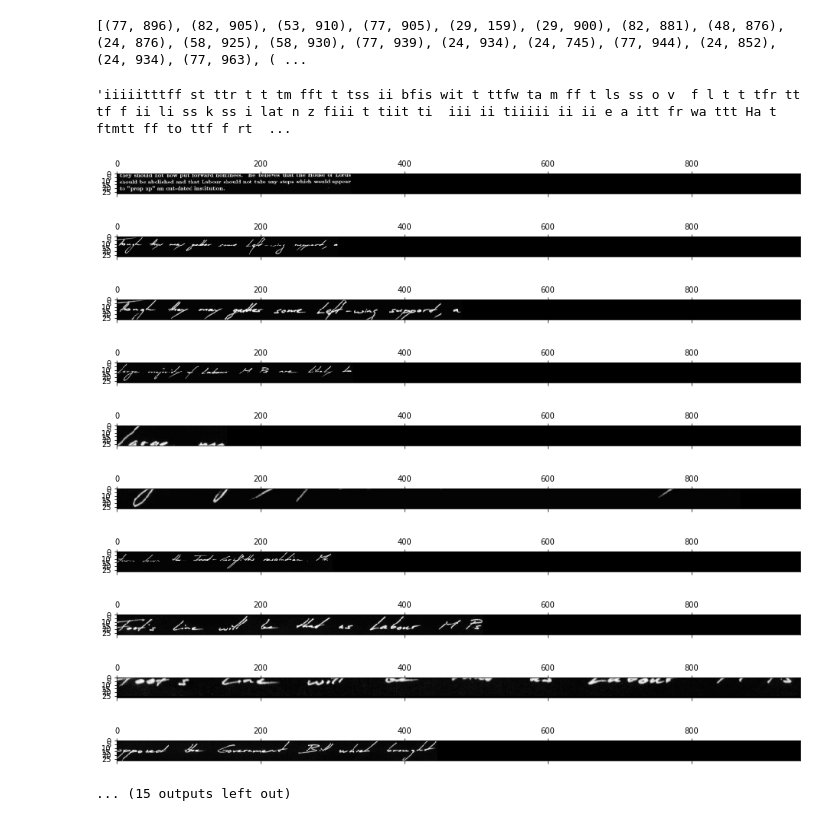
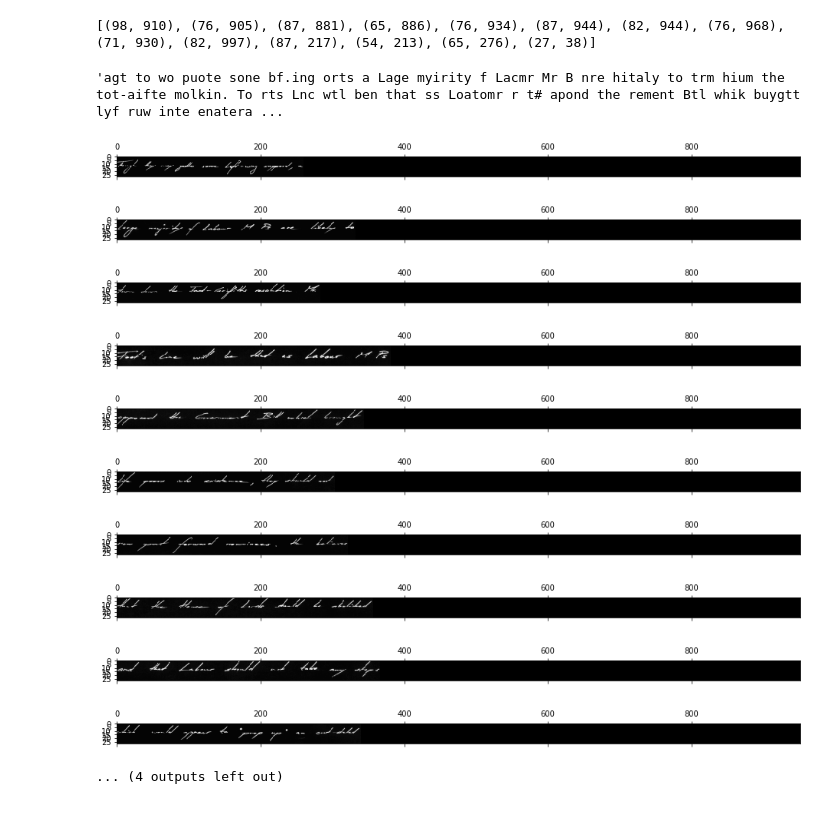
Before and after one commit to the-full-stack/fsdl-text-recognizer, a Jupyter notebook: notebooks/line detection experiments/paragraph_text_recognizer_debug.ipynb, the cells around one changed output. Saved outputs shown, nothing was run; the diff lists cells and outputs as text; code cells hidden in the pictures.

```diff
--- a/notebooks/line detection experiments/paragraph_text_recognizer_debug.ipynb
+++ b/notebooks/line detection experiments/paragraph_text_recognizer_debug.ipynb
@@ -159,26 +65,28 @@ ________________________________________________________________________________
 # %%
 image_basenames = ['a01-000u.jpg', 'a01-000x.jpg', 'a01-003.jpg', 'a01-003u.jpg']
 
 image_or_filename = f'../../data/raw/iam/iamdb/forms/{image_basenames[2]}'
 # image_or_filename = '../../data/processed/iam_paragraphs/crops/a01-000u.jpg'
 
-string, crops = text_recog.predict(image_or_filename)
+full_image = util.read_image(image_or_filename, grayscale=True)
+roi_image = full_image[370:,:]
+string, crops = text_recog.predict(roi_image)
 for crop in crops:
     plt.matshow(crop, cmap='gray')
 string
 # %% [output]
-[(77, 896), (82, 905), (53, 910), (77, 905), (29, 159), (29, 900), (82, 881), (48, 876), (24, 876), (58, 925), (58, 930), (77, 939), (24, 934), (24, 745), (77, 944), (24, 852), (24, 934), (77, 963), ( ...
+[(98, 910), (76, 905), (87, 881), (65, 886), (76, 934), (87, 944), (82, 944), (76, 968), (71, 930), (82, 997), (87, 217), (54, 213), (65, 276), (27, 38)]
-'iiiiitttff st ttr t t tm fft t tss ii bfis wit t ttfw ta m ff t ls ss o v  f l t t tfr tt tf f ii li ss k ss i lat n z fiii t tiit ti  iii ii tiiiii ii ii e a itt fr wa ttt Ha t ftmtt ff to ttf f rt  ...
+'agt to wo puote sone bf.ing orts a Lage myirity f Lacmr Mr B nre hitaly to trm hium the tot-aifte molkin. To rts Lnc wtl ben that ss Loatomr r t# apond the rement Btl whik buygtt lyf ruw inte enatera ...
-[figure, old version]
+[figure, new version]
-[figure, old version]
+[figure, new version]
-[figure, old version]
+[figure, new version]
-[figure, old version]
+[figure, new version]
-[figure, old version]
+[figure, new version]
-[figure, old version]
+[figure, new version]
-[figure, old version]
+[figure, new version]
-[figure, old version]
+[figure, new version]
-[figure, old version]
+[figure, new version]
-[figure, old version]
+[figure, new version]
-... (15 outputs left out)
+... (4 outputs left out)
 # %%
 real_image = util.read_image(image_or_filename, grayscale=True)
```
Also changed, not shown: parts of 22 cells of this notebook, 3 other files.
